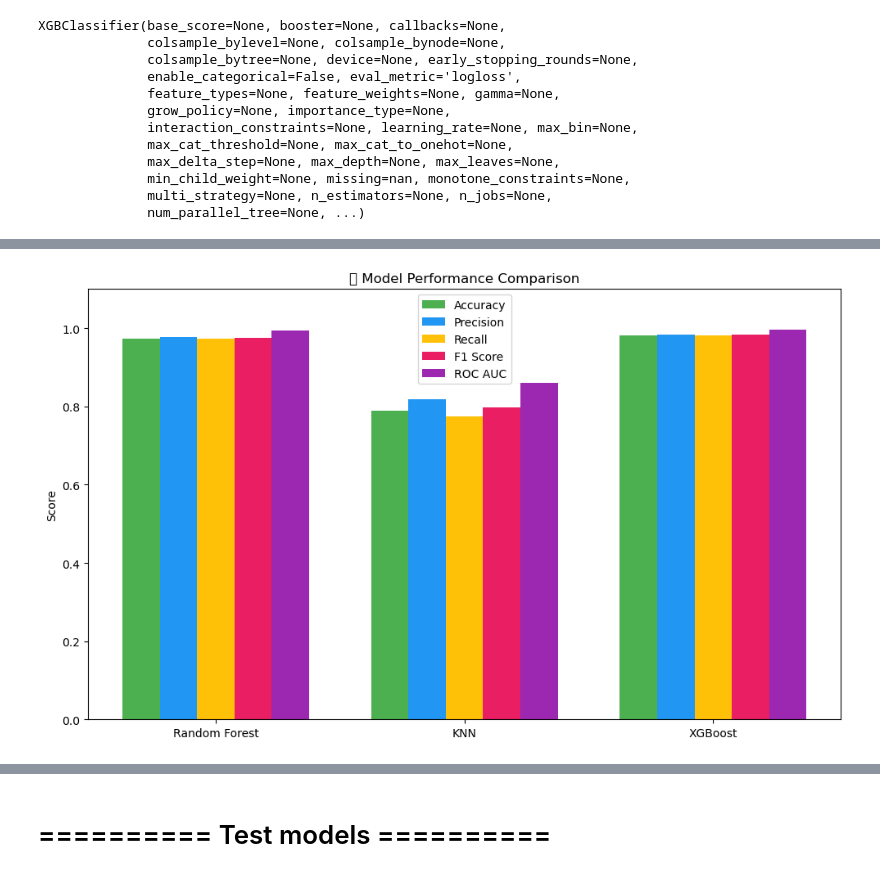
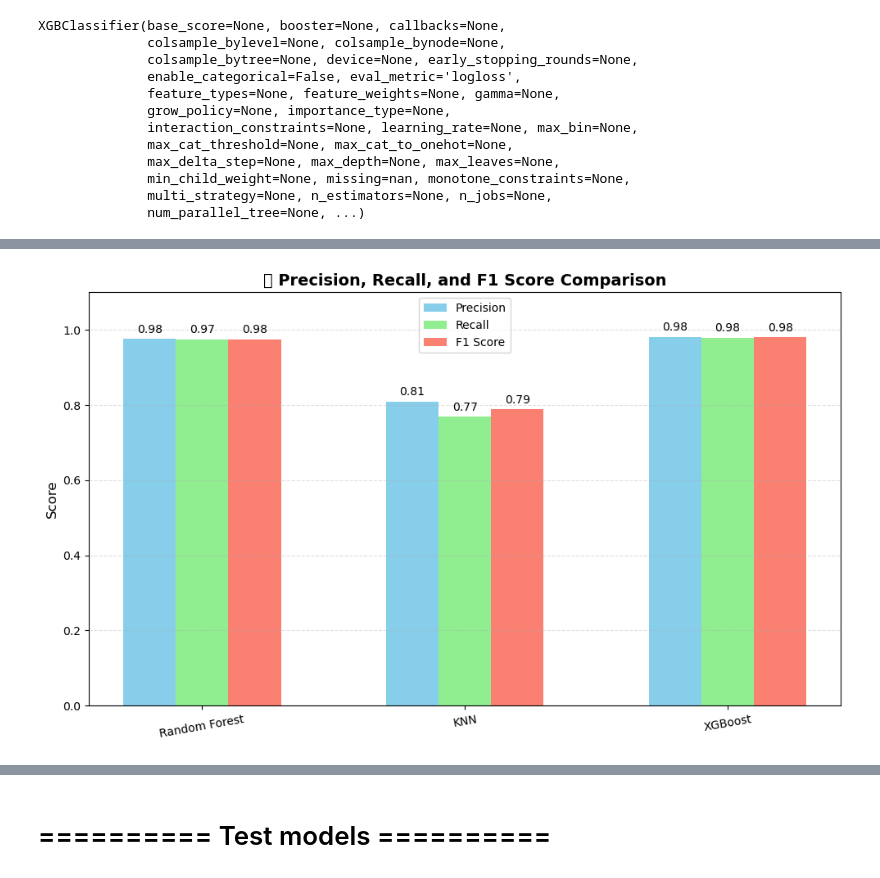
Before and after one commit to NElyse/FPA_Project, a Jupyter notebook: BackEnd/Model/FloodPridiction&Alert_System.ipynb, the cells around one changed output, grey strips where cells are left out. Drawn from its saved outputs; the diff is of its cells as text; code cells hidden in the pictures.

```diff
--- a/BackEnd/Model/FloodPridiction&Alert_System.ipynb
+++ b/BackEnd/Model/FloodPridiction&Alert_System.ipynb
@@ -344,34 +344,44 @@ weighted avg       0.98      0.98      0.98     17175
 
 --------------------------------------------------
 # %%
-# Convert to DataFrame
+import pandas as pd
+import matplotlib.pyplot as plt
+
+# Convert evaluation results (dynamic) to DataFrame
 results_df = pd.DataFrame(evaluation_results)
 
-# Plot
+# Define metrics to plot and their colors
+metrics = ['Precision', 'Recall', 'F1 Score']
+colors = ['skyblue', 'lightgreen', 'salmon']
+
 plt.figure(figsize=(10, 6))
-bar_width = 0.15
-index = range(len(results_df))
+bar_width = 0.2
+index = range(len(results_df))  # x-axis positions for each model
 
-metrics = ['Accuracy', 'Precision', 'Recall', 'F1 Score', 'ROC AUC']
-colors = ['#4CAF50', '#2196F3', '#FFC107', '#E91E63', '#9C27B0']
+# Plot bars for each metric
+for i, metric in enumerate(metrics):
+    x_positions = [x + i * bar_width for x in index]
+    bars = plt.bar(x_positions, results_df[metric], width=bar_width, color=colors[i], label=metric)
 
-for i, metric in enumerate(metrics):
-    plt.bar(
-        [x + i * bar_width for x in index],
-        results_df[metric],
-        width=bar_width,
-        label=metric,
-        color=colors[i]
-    )
+    # Add value labels on top of bars
+    for bar in bars:
+        height = bar.get_height()
+        plt.text(bar.get_x() + bar.get_width()/2, height + 0.01, f"{height:.2f}",
+                 ha='center', va='bottom', fontsize=10)
 
-plt.xticks([r + bar_width * 2 for r in index], results_df['Model'])
-plt.ylabel("Score")
+# Set x-ticks in the middle of grouped bars
+mid_points = [r + bar_width for r in index]
+plt.xticks(mid_points, results_df['Model'], rotation=10)
+
+plt.ylabel("Score", fontsize=12)
 plt.ylim(0, 1.1)
-plt.title("📊 Model Performance Comparison")
+plt.title("🔎 Precision, Recall, and F1 Score Comparison", fontsize=14, weight='bold')
 plt.legend()
+plt.grid(axis='y', linestyle='--', alpha=0.4)
 plt.tight_layout()
-plt.savefig("model_comparison.png")
+
+plt.savefig("precision_recall_f1_vertical_from_results.png")
 plt.show()
 # %% [output]
-[figure, old version]
+[figure, new version]
 # %%
```
Also changed, not shown: parts of 6 cells of this notebook, 19 other files.
